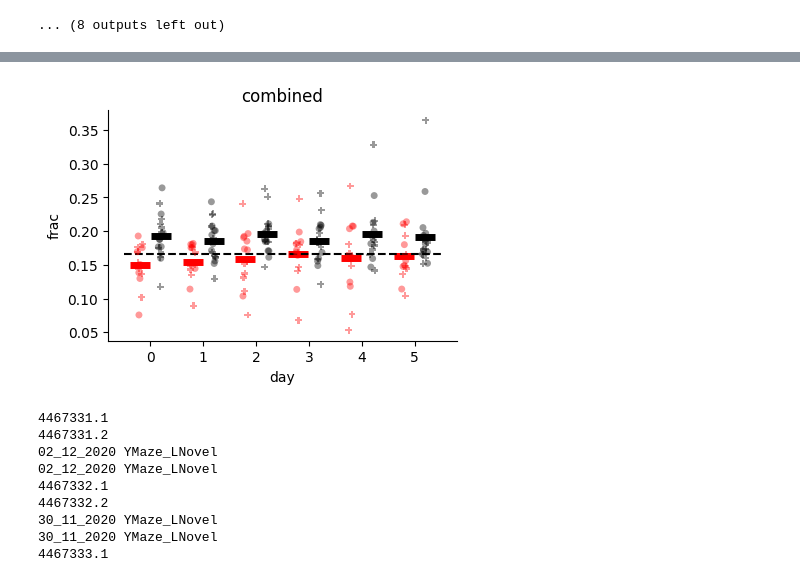
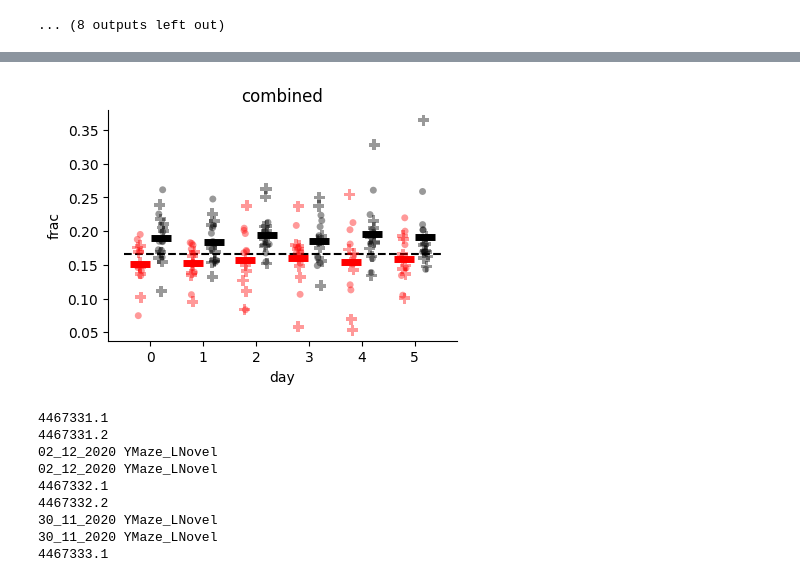
Before and after one commit to GiocomoLab/STX3KO_analyses, a Jupyter notebook: notebooks/figure4/reward_overrep.ipynb, the cells around one changed output, grey strips where cells are left out. Drawn from its saved outputs; the diff is of its cells as text; code cells hidden in the pictures.

```diff
--- a/notebooks/figure4/reward_overrep.ipynb
+++ b/notebooks/figure4/reward_overrep.ipynb
@@ -50,7 +56,7 @@ fig.savefig(figdir / "population_day5.pdf")
 # %%
 frac_cls = stx.reward_overrep.PeriRewardCellFrac_Dense(
     {'ctrl': ctrl_mice, 'ko': ko_mice},
-    np.arange(6), place_cell_only=True, ts_key='F_dff')
+    np.arange(6), place_cell_only=True, ts_key='F_dff_nostop')
 # %% [output]
 {'date': '29_11_2020', 'scene': 'YMaze_LNovel', 'session': 1, 'scan': 3, 'novel_arm': -1, 'ravel_ind': 0}
 {'date': '30_11_2020', 'scene': 'YMaze_LNovel', 'session': 1, 'scan': 7, 'novel_arm': -1, 'ravel_ind': 1}
@@ -210,35 +216,35 @@ sns.stripplot(data=frac_cls.df.loc[frac_cls.df['ttype']=='nov',:],
             palette=['red', 'black'],
             marker='P',
             alpha=.4,
-            s=5,
+            s=8,
             dodge=True,
             ax=ax,
             legend=False)
 
 
 
 sns.pointplot(data=df_mu,
             x='day',
             y='frac',
             errorbar=None,
             hue='cond',
             hue_order = ['ko', 'ctrl'],
             dodge = .4,
             palette = ['red','black'],
             ax=ax,
             linestyles="none",
             marker="_", markersize=15, markeredgewidth=5, legend=False, alpha=1.,
             )
 ax.set_title('combined')
 
 
 ax.spines['top'].set_visible(False)
 ax.spines['right'].set_visible(False)
 ax.hlines(5./30, -.5,5.5, linestyle='--', color='black')
 
 fig.savefig( figdir / 'frac_per_day_combined.pdf', bbox_inches='tight')
 # %% [output]
-[figure, old version]
+[figure, new version]
 # %%
 reward_cells = stx.reward_overrep.RewardCells()
 # %% [output]
```
Also changed, not shown: parts of 7 cells of this notebook, 8 other files.
